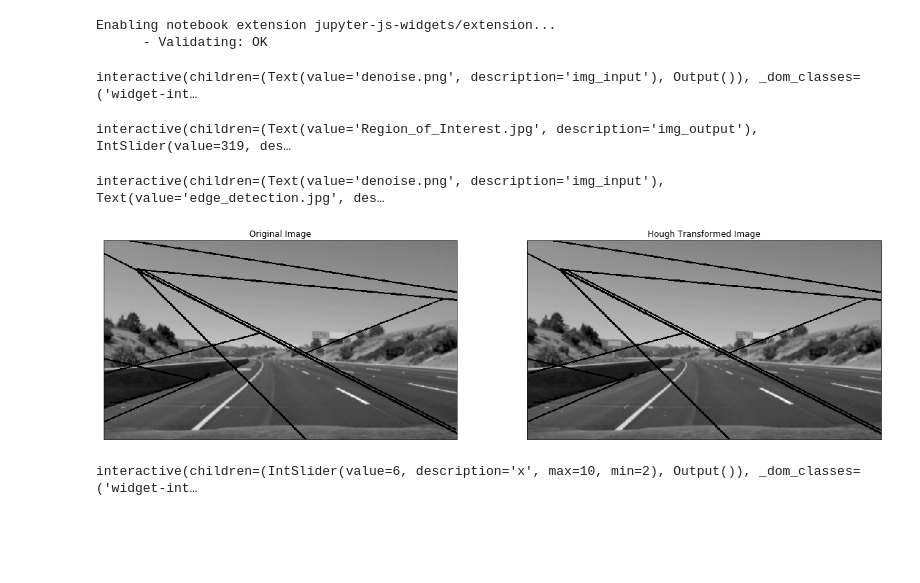
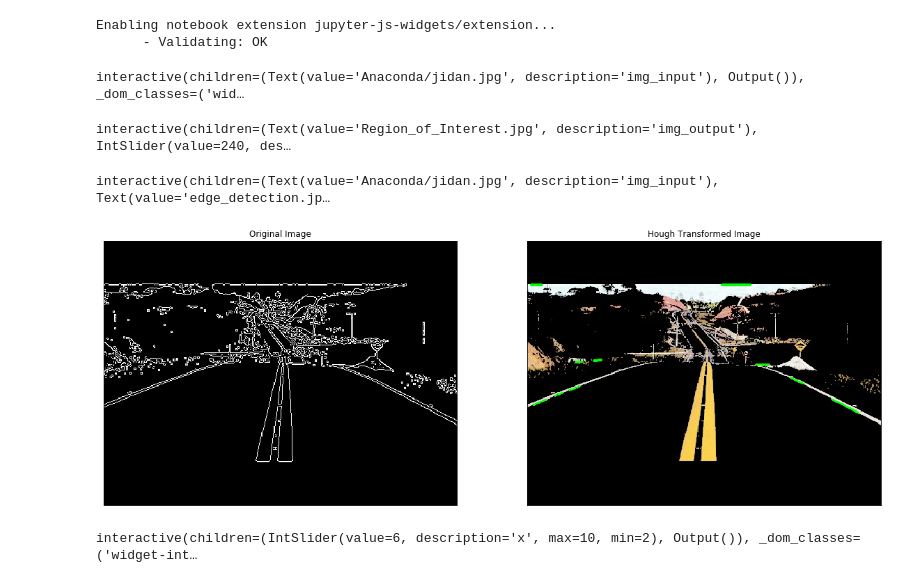
Before and after one commit to songhobby/LaneDetection, a Jupyter notebook: canny.ipynb, the cells around one changed output. Drawn from its saved outputs; the diff is of its cells as text; code cells hidden in the pictures; blank space fills up the shorter version.

```diff
--- a/canny.ipynb
+++ b/canny.ipynb
@@ -16,17 +16,17 @@ def Obtain_Size(img_input):
     img=cv2.imread(img_input)
     return img,img.shape
 
-w=interactive(Obtain_Size, img_input='denoise.png')
+w=interactive(Obtain_Size, img_input='Anaconda/jidan.jpg')
 type(w)
 display(w)
 img,img_shape=w.result
 row=img_shape[0]
 column=img_shape[1]
 # %% [output]
-interactive(children=(Text(value='denoise.png', description='img_input'), Output()), _dom_classes=('widget-int…
+interactive(children=(Text(value='Anaconda/jidan.jpg', description='img_input'), Output()), _dom_classes=('wid…
 # %%
 @interact(img=fixed(img), img_shape=fixed(img_shape),img_output='Region_of_Interest.jpg', a_x=(0,column,1),a_y=(0,row,1),b_x=(0,column,1),b_y=(0,row,1),c_x=(0,column,1),c_y=(0,row,1),d_x=(0,column,1),d_y=(0,row,1))
-def Region_of_Interest(img, img_shape, img_output, a_x,a_y,b_x,b_y,c_x,c_y,d_x,d_y):
+def Region_of_Interest(img, img_shape, img_output, a_x=,a_y,b_x,b_y,c_x,c_y,d_x,d_y):
     mask = np.zeros_like(img)
     channel = 1
     if len(img_shape) > 2:
@@ -42,5 +42,5 @@ def Region_of_Interest(img, img_shape, img_output, a_x,a_y,b_x,b_y,c_x,c_y,d_x,d
 
     plt.show()
 # %% [output]
-interactive(children=(Text(value='Region_of_Interest.jpg', description='img_output'), IntSlider(value=319, des…
+interactive(children=(Text(value='Region_of_Interest.jpg', description='img_output'), IntSlider(value=240, des…
 # %%
@@ -57,31 +57,32 @@ def Canny_Edge_Detector(img_input, img_output, quality, lower_threshold, upper_t
 
     plt.show()
 # %%
-interact(Canny_Edge_Detector, img_input='denoise.png', img_output='edge_detection'+'.jpg',\
+interact(Canny_Edge_Detector, img_input='Anaconda/jidan.jpg', img_output='edge_detection.jpg',\
         quality=(0,100,1),\
          lower_threshold=(0,255,1), upper_threshold=(0, 255, 1),\
         aperture_size=(3,7,2), L2gradient=False);
 # %% [output]
-interactive(children=(Text(value='denoise.png', description='img_input'), Text(value='edge_detection.jpg', des…
+interactive(children=(Text(value='Anaconda/jidan.jpg', description='img_input'), Text(value='edge_detection.jp…
 # %%
 img = cv2.imread('edge_detection.jpg',0)
+original = cv2.imread('Anaconda/jidan.jpg')
 min_line_len = 100
 max_line_Gap = 10
 lines = cv2.HoughLinesP(img,1,np.pi/100,100,min_line_len, max_line_Gap)
 for i in range(10):
     for x1,y1,x2,y2 in lines[i]:
-        cv2.line(img,(x1,y1),(x2,y2),(0,255,0),2)
+        cv2.line(original,(x1,y1),(x2,y2),(0,255,0),2)
 
 cv2.imwrite('Hough.jpg', img)
 plt.figure(figsize=(20,10))
 _=plt.subplot(121),plt.imshow(img,cmap = 'gray')
 plt.title('Original Image'), plt.xticks([]), plt.yticks([])
-plt.subplot(122),plt.imshow(img,cmap = 'gray')
+plt.subplot(122),plt.imshow(original)
 plt.title('Hough Transformed Image'), plt.xticks([]), plt.yticks([])
 
 plt.show()
 # %% [output]
-[figure, old version]
+[figure, new version]
 # %%
 # %% [output]
 interactive(children=(IntSlider(value=6, description='x', max=10, min=2), Output()), _dom_classes=('widget-int…
```
Also changed, not shown: parts of 1 cell of this notebook, 4 other files.
